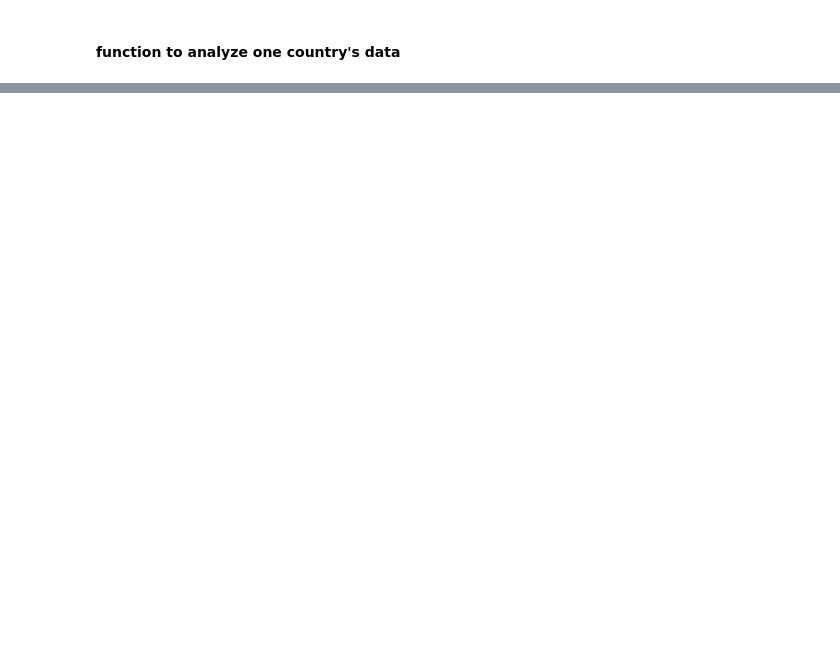
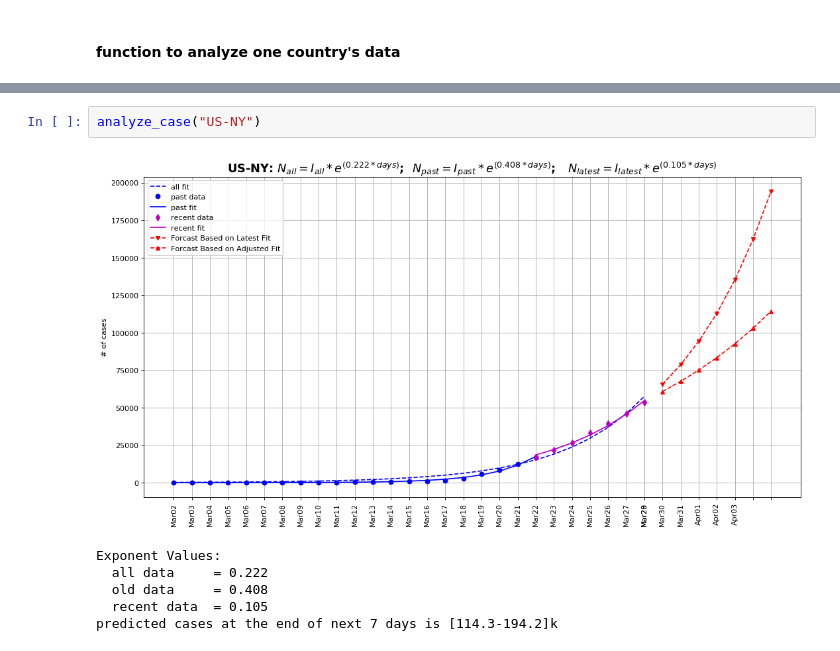
Before and after one commit to DrShen/Covid_19_tracking, a Jupyter notebook: Covid-19 Tracking.ipynb, the cells around one changed output, grey strips where cells are left out. Drawn from its saved outputs; the diff is of its cells as text; blank space fills up the shorter version.

```diff
--- a/Covid-19 Tracking.ipynb
+++ b/Covid-19 Tracking.ipynb
@@ -163,0 +185,9 @@ predicted cases at the end of next 7 days is [476856]
+# %%
+analyze_case("US-NY")
+# %% [output]
+[figure, added]
+Exponent Values:
+  all data     = 0.222
+  old data     = 0.408
+  recent data  = 0.105
+predicted cases at the end of next 7 days is [114.3-194.2]k
```
Also changed, not shown: parts of 12 cells of this notebook, 2 other files.
